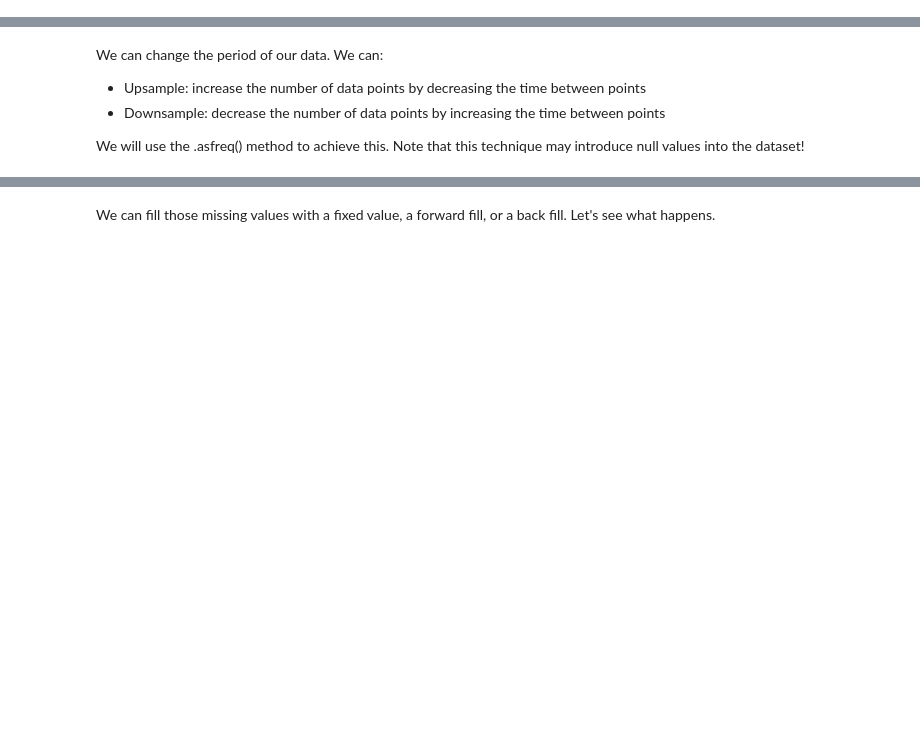
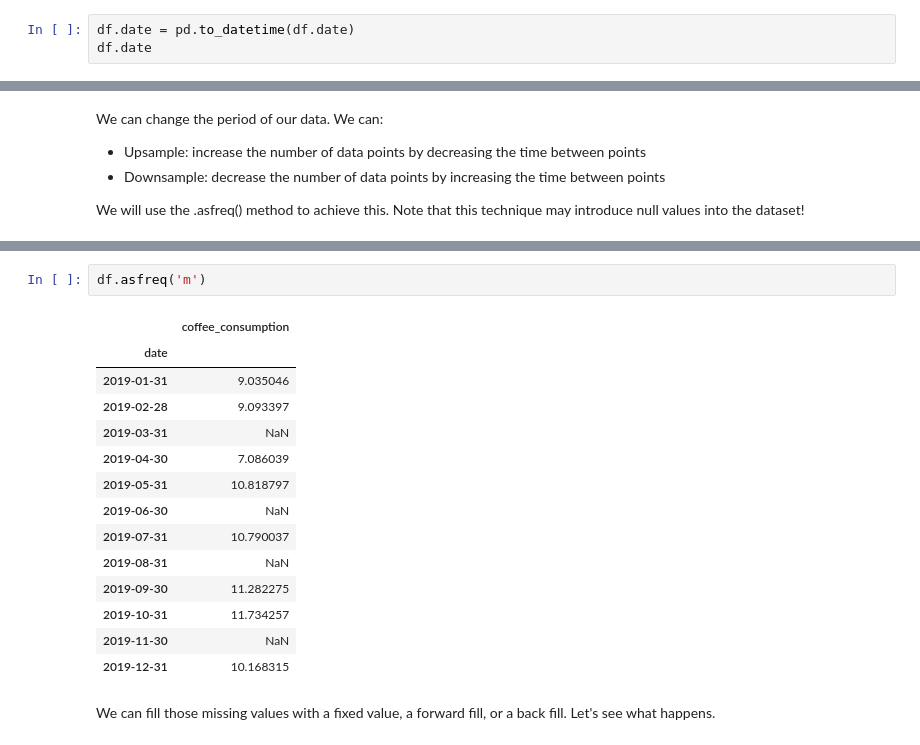
Before and after one commit to CodeupClassroom/somerville-time-series-exercises, a Jupyter notebook: working_with_datetime.ipynb, the cells around one changed output, grey strips where cells are left out. Cells and saved outputs as stored; diff of their text form; blank space fills up the shorter version.

```diff
--- a/working_with_datetime.ipynb
+++ b/working_with_datetime.ipynb
@@ -47,0 +35,3 @@ Name: date, Length: 261, dtype: datetime64[ns]
+# %%
+df.date = pd.to_datetime(df.date)
+df.date
@@ -58,2 +126,19 @@ We will use the .asfreq() method to achieve this. Note that this technique may i
+# %%
+df.asfreq('m')
+# %% [output]
+|  | coffee_consumption |
+| date |  |
+| 2019-01-31 | 9.035046 |
+| 2019-02-28 | 9.093397 |
+| 2019-03-31 | NaN |
+| 2019-04-30 | 7.086039 |
+| 2019-05-31 | 10.818797 |
+| 2019-06-30 | NaN |
+| 2019-07-31 | 10.790037 |
+| 2019-08-31 | NaN |
+| 2019-09-30 | 11.282275 |
+| 2019-10-31 | 11.734257 |
+| 2019-11-30 | NaN |
+| 2019-12-31 | 10.168315 |
 # %% [markdown]
 We can fill those missing values with a fixed value, a forward fill, or a back fill. Let's see what happens.
```
Also changed, not shown: parts of 23 cells of this notebook.
